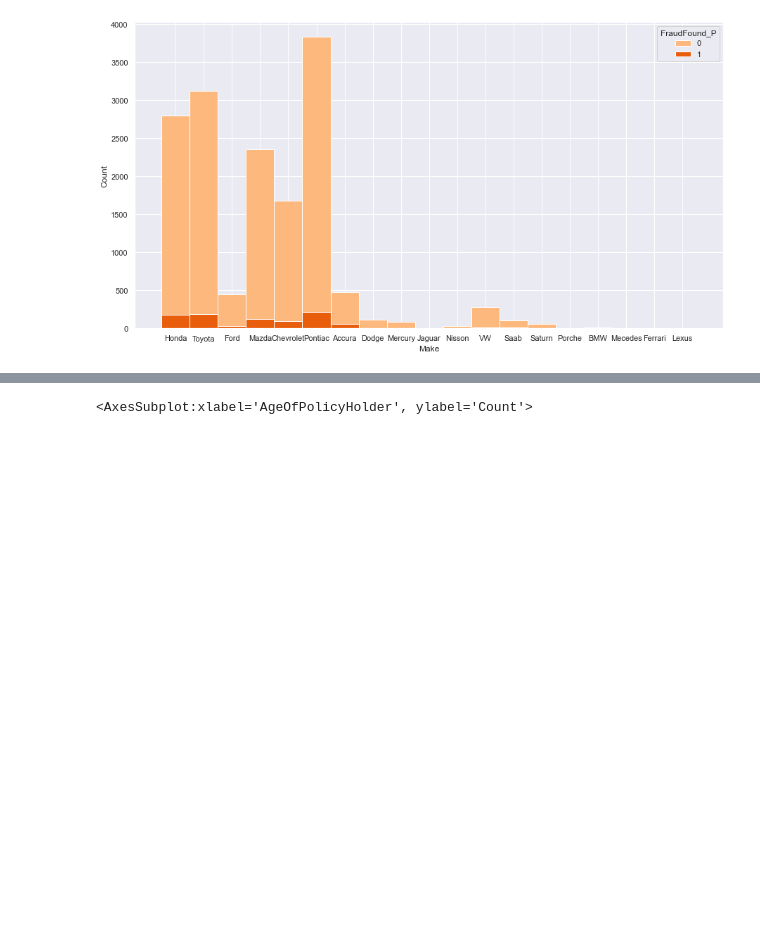
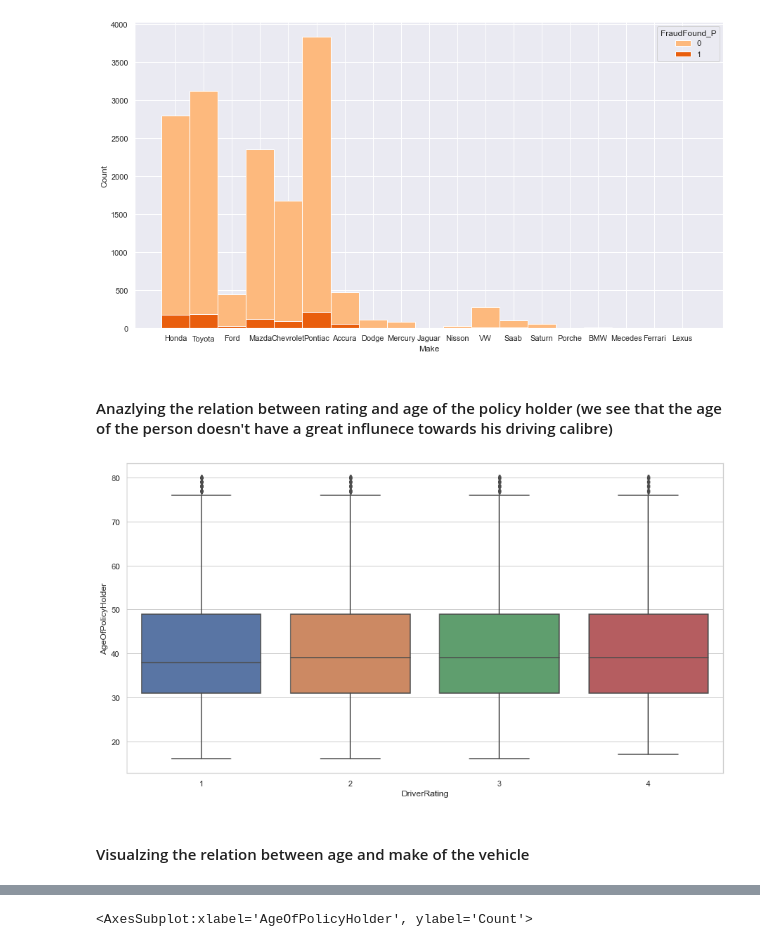
Before and after one commit to achen77-cell/Auto_Insurance_Claims, a Jupyter notebook: EDA/Fraud_EDA.ipynb, the cells around one changed output, grey strips where cells are left out. Cells and saved outputs as stored; diff of their text form; code cells hidden in the pictures; blank space fills up the shorter version.

```diff
--- a/EDA/Fraud_EDA.ipynb
+++ b/EDA/Fraud_EDA.ipynb
@@ -343,4 +367,15 @@ sns.histplot(df, hue = 'FraudFound_P', x = 'Make', palette='Oranges', multiple =
 # %% [output]
 <AxesSubplot:xlabel='Make', ylabel='Count'>
 [figure]
+# %% [markdown]
+#### Anazlying the relation between rating and age of the policy holder (we see that the age of the person doesn't have a great influnece towards his driving calibre)
+# %%
+# sns.histplot(df, hue = 'DriverRating', x = 'AgeOfPolicyHolder', multiple = 'stack' ,  stat='count')
+sns.set_theme(style="whitegrid")
+tips = sns.load_dataset("tips")
+ax = sns.boxplot(data=df, x=df["DriverRating"], y=df["AgeOfPolicyHolder"])
+# %% [output]
+[figure, added]
+# %% [markdown]
+#### Visualzing the relation between age and make of the vehicle
 # %%
```
Also changed, not shown: parts of 47 cells of this notebook.
